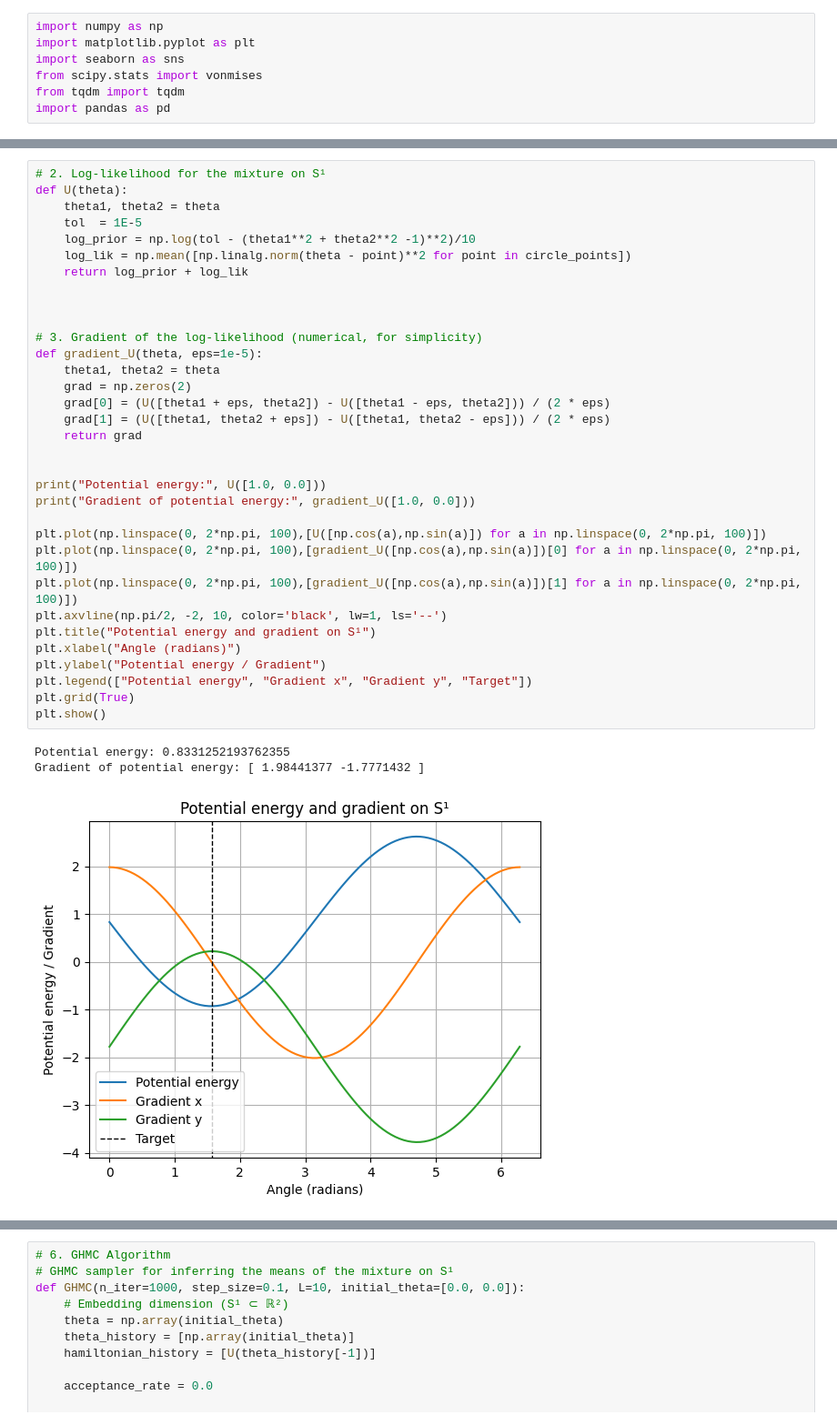
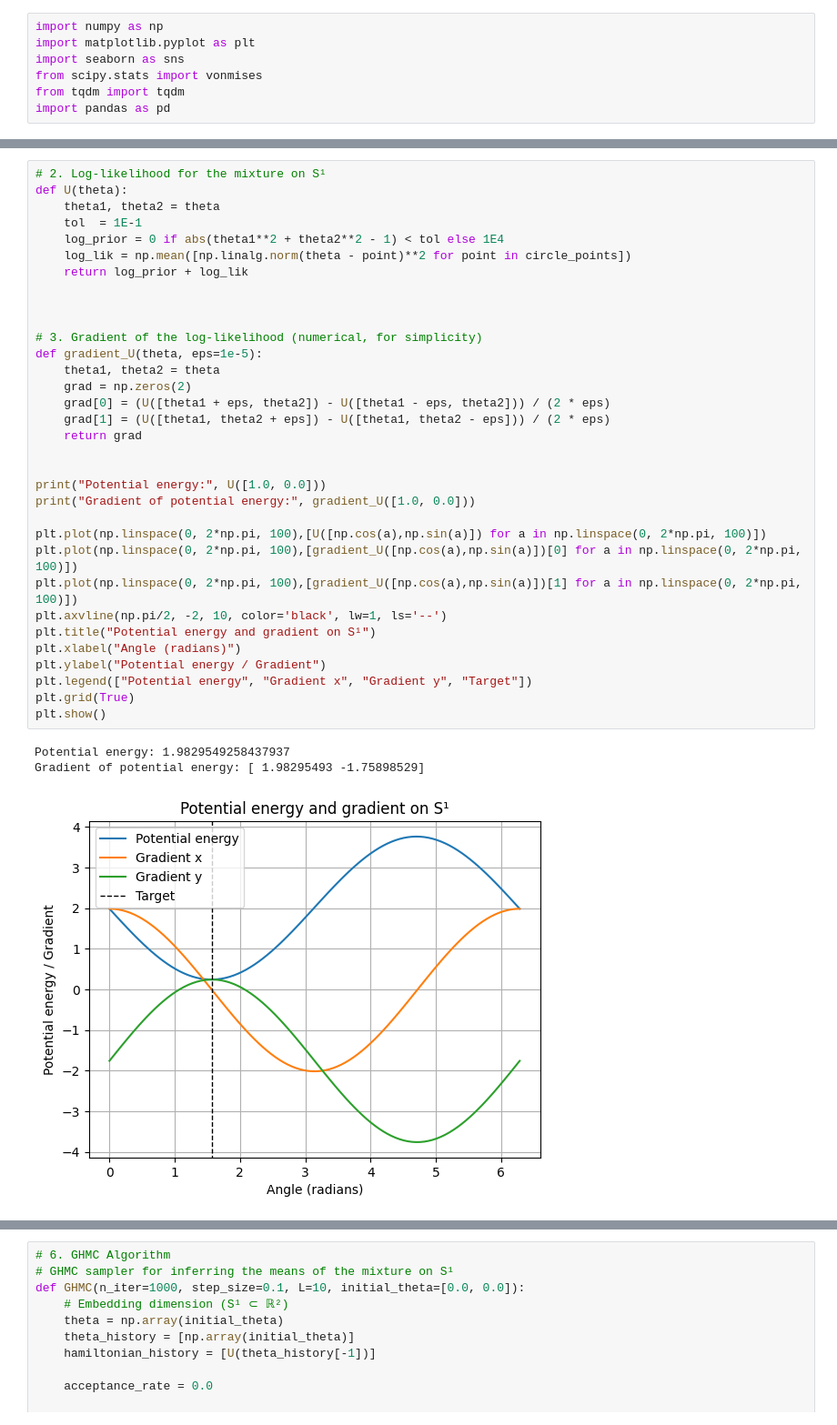
Before and after one commit to cnosa/LatentSpaces_Network_Manifold, a Jupyter notebook: GHMC.ipynb, the cells around one changed output, grey strips where cells are left out. Shown at 91% size. Saved outputs shown, nothing was run; the diff lists cells and outputs as text.

```diff
--- a/GHMC.ipynb
+++ b/GHMC.ipynb
@@ -68,39 +68,39 @@ plt.show()
 # 2. Log-likelihood for the mixture on S¹
 def U(theta):
     theta1, theta2 = theta
-    tol  = 1E-5
-    log_prior = np.log(tol - (theta1**2 + theta2**2 -1)**2)/10
+    tol  = 1E-1
+    log_prior = 0 if abs(theta1**2 + theta2**2 - 1) < tol else 1E4
     log_lik = np.mean([np.linalg.norm(theta - point)**2 for point in circle_points])
     return log_prior + log_lik
 
 
 
 # 3. Gradient of the log-likelihood (numerical, for simplicity)
 def gradient_U(theta, eps=1e-5):
     theta1, theta2 = theta
     grad = np.zeros(2)
     grad[0] = (U([theta1 + eps, theta2]) - U([theta1 - eps, theta2])) / (2 * eps)
     grad[1] = (U([theta1, theta2 + eps]) - U([theta1, theta2 - eps])) / (2 * eps)
     return grad
 
 
 print("Potential energy:", U([1.0, 0.0]))
 print("Gradient of potential energy:", gradient_U([1.0, 0.0]))
 
 plt.plot(np.linspace(0, 2*np.pi, 100),[U([np.cos(a),np.sin(a)]) for a in np.linspace(0, 2*np.pi, 100)])
 plt.plot(np.linspace(0, 2*np.pi, 100),[gradient_U([np.cos(a),np.sin(a)])[0] for a in np.linspace(0, 2*np.pi, 100)])
 plt.plot(np.linspace(0, 2*np.pi, 100),[gradient_U([np.cos(a),np.sin(a)])[1] for a in np.linspace(0, 2*np.pi, 100)])
 plt.axvline(np.pi/2, -2, 10, color='black', lw=1, ls='--')
 plt.title("Potential energy and gradient on S¹")
 plt.xlabel("Angle (radians)")
 plt.ylabel("Potential energy / Gradient")
 plt.legend(["Potential energy", "Gradient x", "Gradient y", "Target"])
 plt.grid(True)
 plt.show()
 # %% [output]
-Potential energy: 0.8331252193762355
-Gradient of potential energy: [ 1.98441377 -1.7771432 ]
+Potential energy: 1.9829549258437937
+Gradient of potential energy: [ 1.98295493 -1.75898529]
-[figure, old version]
+[figure, new version]
 # %%
 # 4. Projection to the tangent space of S¹
 def project_to_tangent_space(theta, phi):
```
Also changed, not shown: parts of 8 cells of this notebook, 3 other files.
